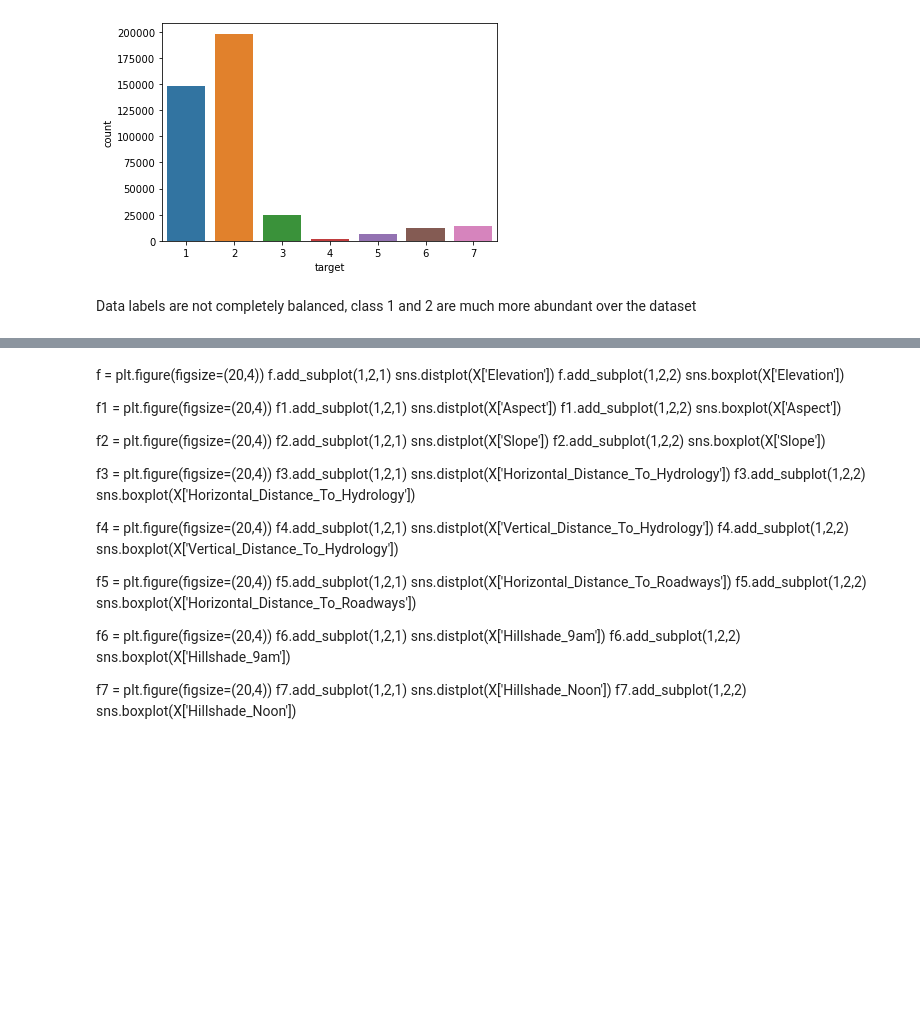
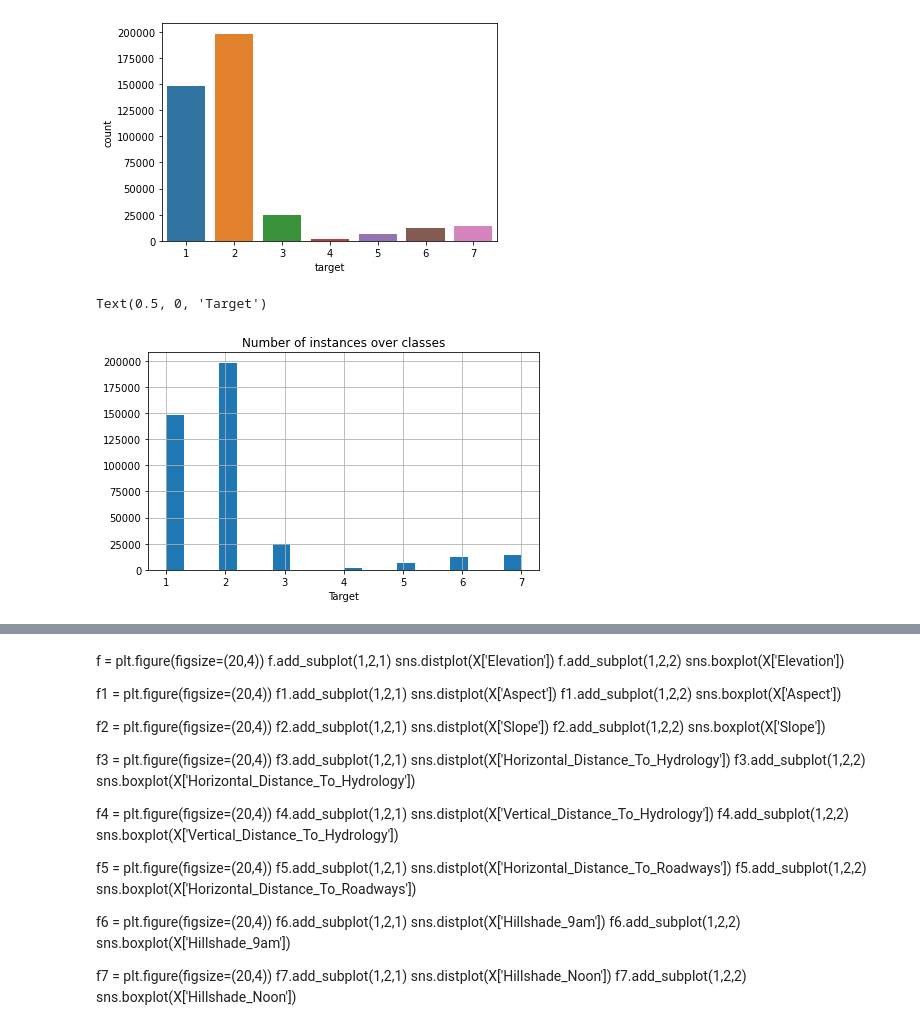
Before and after one commit to sebasmos/Forest_Analysis, a Jupyter notebook: EDA-forest.ipynb, the cells around one changed output, grey strips where cells are left out. Cells and saved outputs as stored; diff of their text form; code cells hidden in the pictures; blank space fills up the shorter version.

```diff
--- a/EDA-forest.ipynb
+++ b/EDA-forest.ipynb
@@ -152,5 +148,11 @@ sns.countplot(X['target'])
 # %% [output]
 <AxesSubplot:xlabel='target', ylabel='count'>
 [figure]
-# %% [markdown]
-Data labels are not completely balanced, class 1 and 2 are much more abundant over the dataset
+# %%
+plt.figure(figsize=(7,4))
+X['target'].hist(bins=20)
+plt.title("Number of instances over classes")
+plt.xlabel("Target")
+# %% [output]
+Text(0.5, 0, 'Target')
+[figure, added]
```
Also changed, not shown: parts of 56 cells of this notebook, 7 other files.
